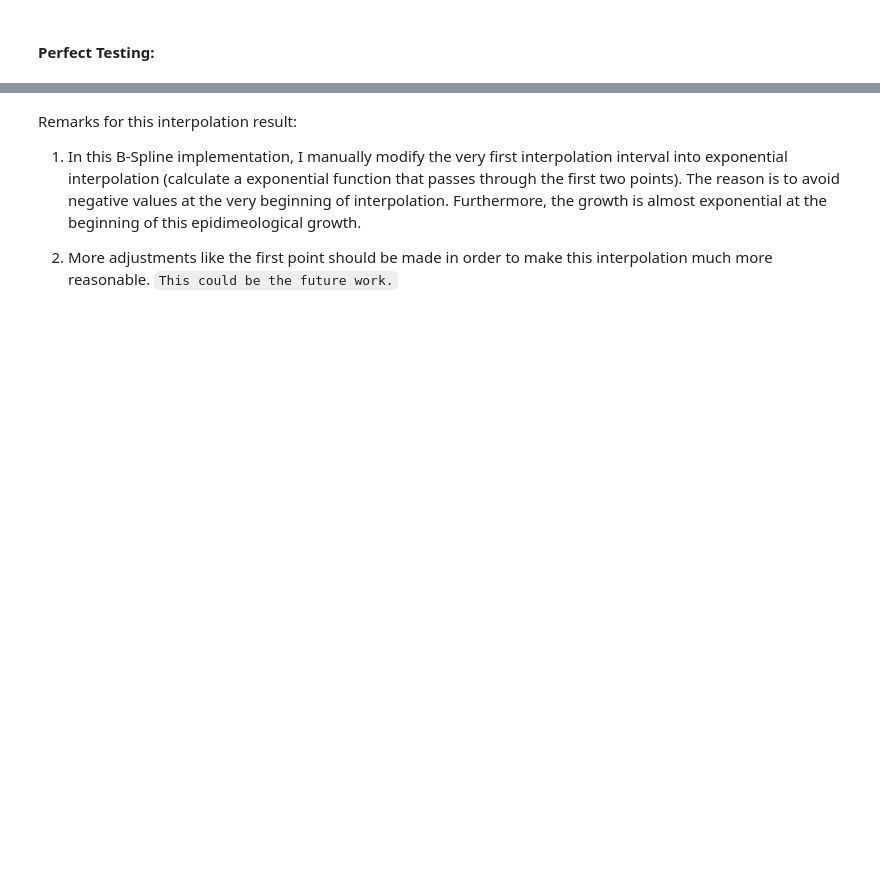
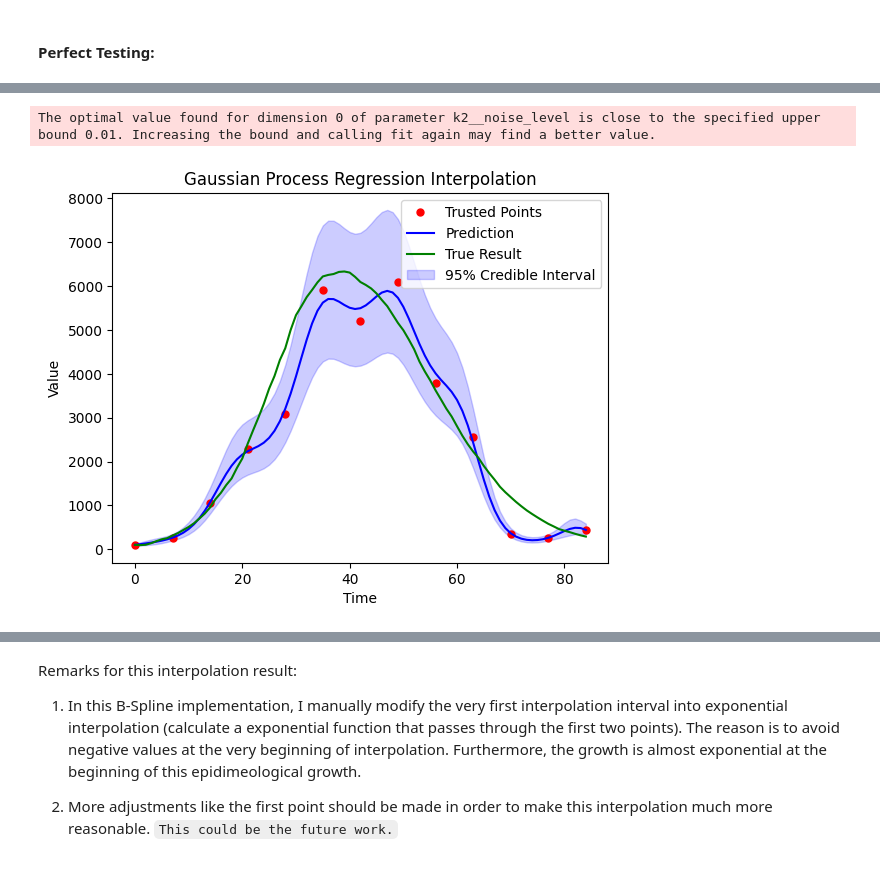
Before and after one commit to SABS-R3-Epidemiology/EpiPI, a Jupyter notebook: work_summary.ipynb, the cells around one changed output, grey strips where cells are left out. Cells and saved outputs as stored; diff of their text form; code cells hidden in the pictures; blank space fills up the shorter version.

```diff
--- a/work_summary.ipynb
+++ b/work_summary.ipynb
@@ -47,2 +63,43 @@ result, diff = postprocess.predict.Base(sample_size=750,
+# %%
+# Gaussian Process Interpolation
+# Trusted data points
+result[1][0] = 100 / len(demo_data)
+X = np.array(time_sample).reshape(-1, 1)  # Time points
+y = np.array(result[1]) * len(demo_data)  # Values
+y = np.log(y)  # Logarithm of the values
+
+# Define Gaussian Process
+kernel = ConstantKernel(1, (1e-2, 1e2)) * RBF(1, (1e-6, 1e6)) + WhiteKernel(noise_level=0.1, noise_level_bounds=(1e-3, 1e-2))
+gp = GaussianProcessRegressor(kernel=kernel, n_restarts_optimizer=20)
+
+# Fit to data using Maximum Likelihood Estimation of the parameters
+gp.fit(X, y)
+
+# Make the prediction on the meshed x-axis (ask for MSE as well)
+X_all = np.arange(max(time_sample) + 1).reshape(-1, 1)
+y_pred, sigma = gp.predict(X_all, return_std=True)
+ci_lower = y_pred - 1.96 * sigma
+ci_higher = y_pred + 1.96 * sigma
+y_pred = np.exp(y_pred)  # Exponential of the prediction
+ci_lower = np.exp(ci_lower)  # Exponential of the lower bound
+ci_higher = np.exp(ci_higher)  # Exponential of the higher bound
+
+# Plot the function, the prediction and the 95% confidence interval
+plt.figure()
+plt.plot(X.ravel(), np.exp(y), 'r.', markersize=10, label='Trusted Points')
+plt.plot(X_all.ravel(), y_pred, 'b-', label='Prediction')
+plt.plot(true_result_plot, 'g-', label='True Result')
+plt.fill_between(X_all.ravel(), ci_lower, ci_higher,
+                 alpha=0.2, color='blue', label='95% Credible Interval')
+plt.xlabel('Time')
+plt.ylabel('Value')
+plt.title('Gaussian Process Regression Interpolation')
+plt.legend()
+plt.show()
+
+y_interpolated = y_pred
+# %% [output]
+The optimal value found for dimension 0 of parameter k2__noise_level is close to the specified upper bound 0.01. Increasing the bound and calling fit again may find a better value.
+[figure, added]
 # %%
 # Use B-Spline interpolation
```
Also changed, not shown: parts of 20 cells of this notebook, 11 other files.
